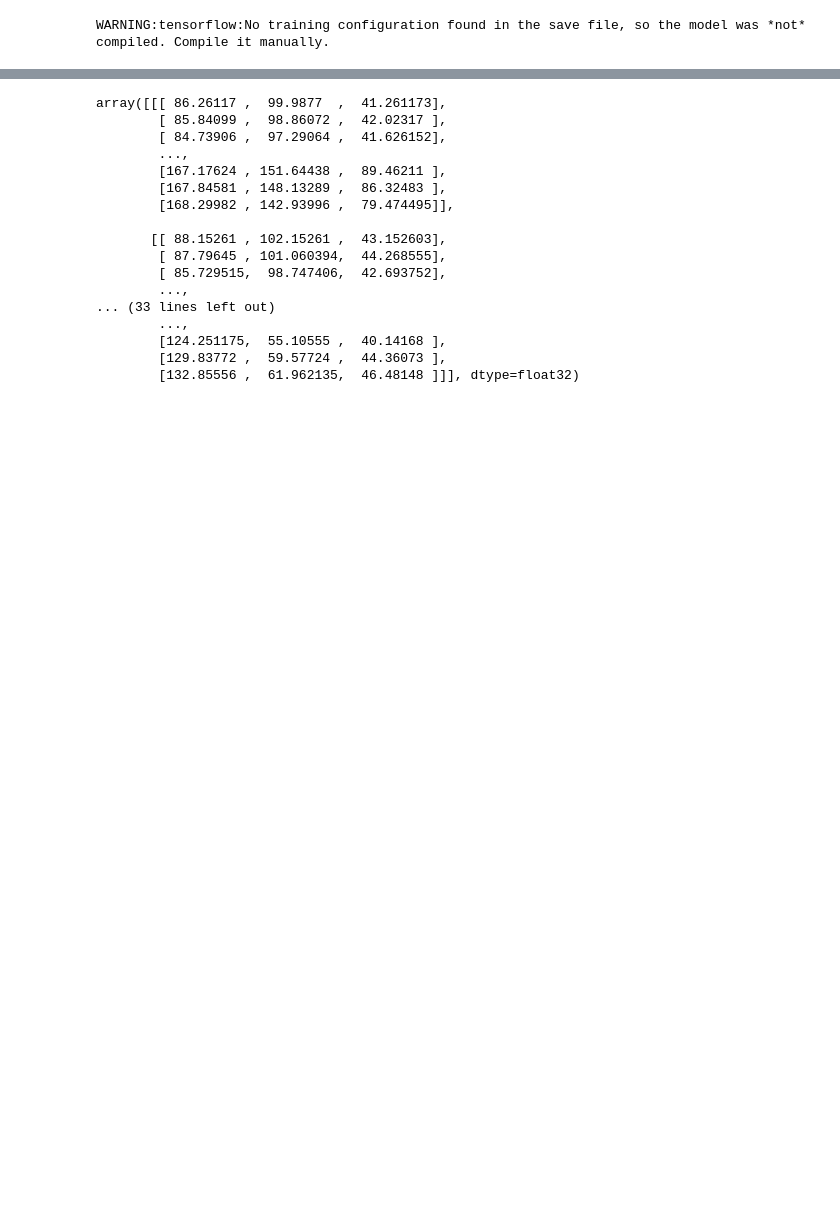
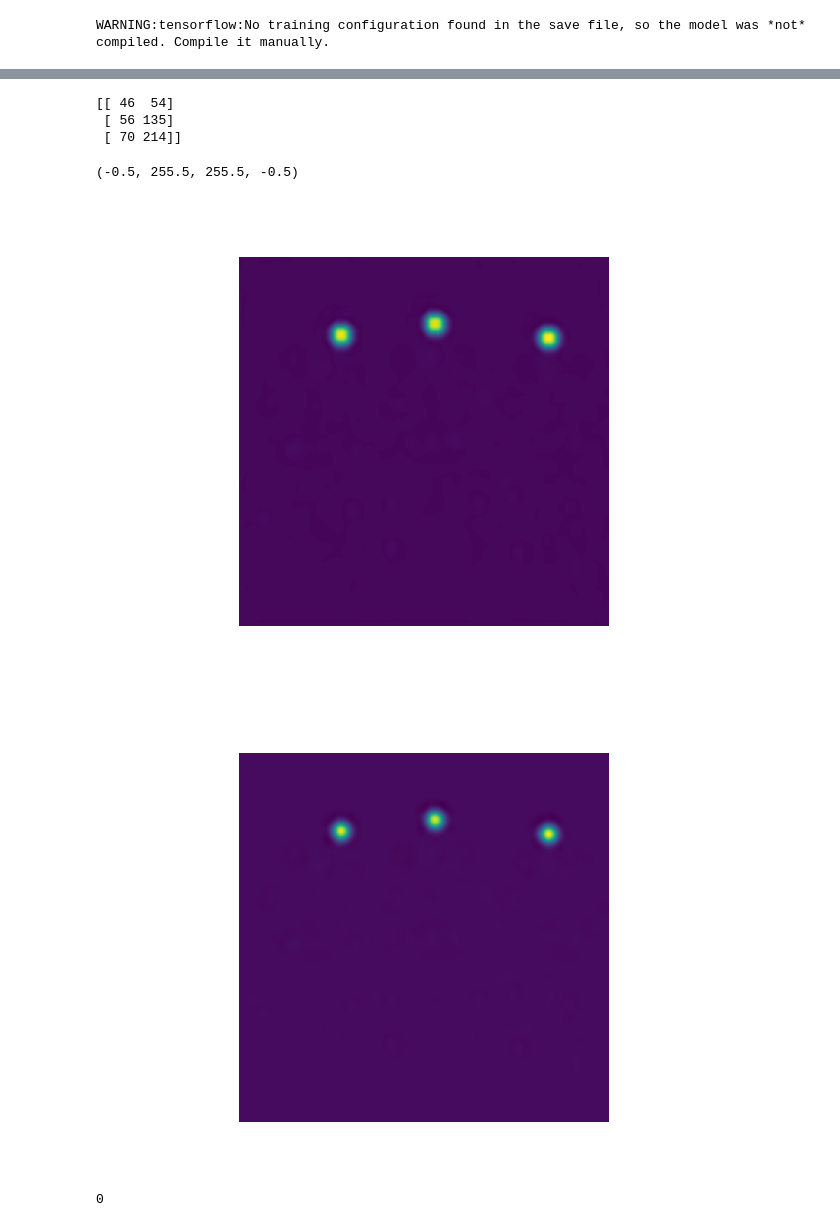
Before and after one commit to Nunigan/HardwareAcceleratedPoseTracking, a Jupyter notebook: ICAIPose.ipynb, the cells around one changed output, grey strips where cells are left out. Saved outputs shown, nothing was run; the diff lists cells and outputs as text; code cells hidden in the pictures; blank space fills up the shorter version.

```diff
--- a/ICAIPose.ipynb
+++ b/ICAIPose.ipynb
@@ -291,20 +275,30 @@ np.save('out_new.npy', out)
-# %%
-ims[0]
-# %% [output]
-array([[[ 86.26117 ,  99.9877  ,  41.261173],
-        [ 85.84099 ,  98.86072 ,  42.02317 ],
-        [ 84.73906 ,  97.29064 ,  41.626152],
-        ...,
-        [167.17624 , 151.64438 ,  89.46211 ],
-        [167.84581 , 148.13289 ,  86.32483 ],
-        [168.29982 , 142.93996 ,  79.474495]],
-
-       [[ 88.15261 , 102.15261 ,  43.152603],
-        [ 87.79645 , 101.060394,  44.268555],
-        [ 85.729515,  98.747406,  42.693752],
-        ...,
-... (33 lines left out)
-        ...,
-        [124.251175,  55.10555 ,  40.14168 ],
-        [129.83772 ,  59.57724 ,  44.36073 ],
-        [132.85556 ,  61.962135,  46.48148 ]]], dtype=float32)
+# %%
+conf_map = np.moveaxis(conf[-1][0,:,:,:-1], [0,1,2], [1,2,0])[0]
+conf_map_local = np.copy(conf_map)
+# conf_map_local[conf_map_local<0.2]=0
+kernel = np.ones((3, 3), np.uint8)
+
+dil = cv2.dilate(conf_map_local, kernel, 1)
+cor = np.where(np.logical_and(conf_map_local == dil, conf_map_local>0.2))
+cor = np.reshape(cor,(-1,2))
+print(cor)
+_, axis = plt.subplots(1,1)
+axis.imshow(dil)
+axis.axis("off")
+
+_, axis = plt.subplots(1,1)
+axis.imshow(conf_map_local)
+axis.axis("off")
+# %% [output]
+[[ 46  54]
+ [ 56 135]
+ [ 70 214]]
+(-0.5, 255.5, 255.5, -0.5)
+[figure, added]
+[figure, added]
+# %%
+cm = np.load('data/conf_map_fpga.npy')
+np.min(cm)
+cv.d
+# %% [output]
+0
```
Also changed, not shown: parts of 6 cells of this notebook, 2 other files.
